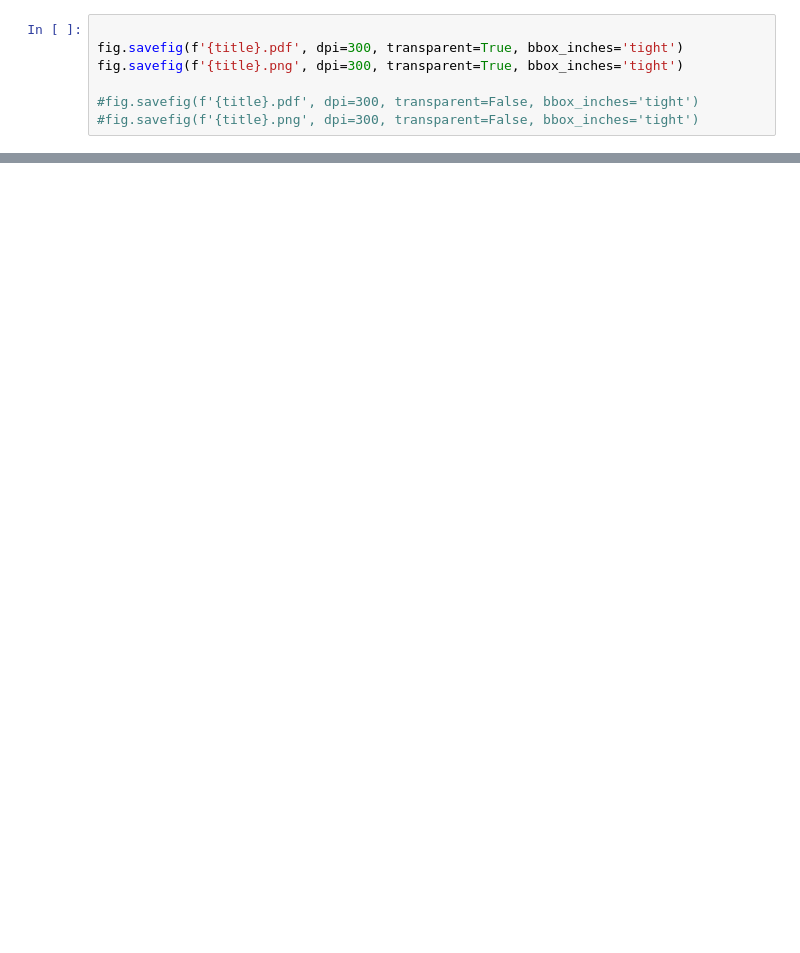
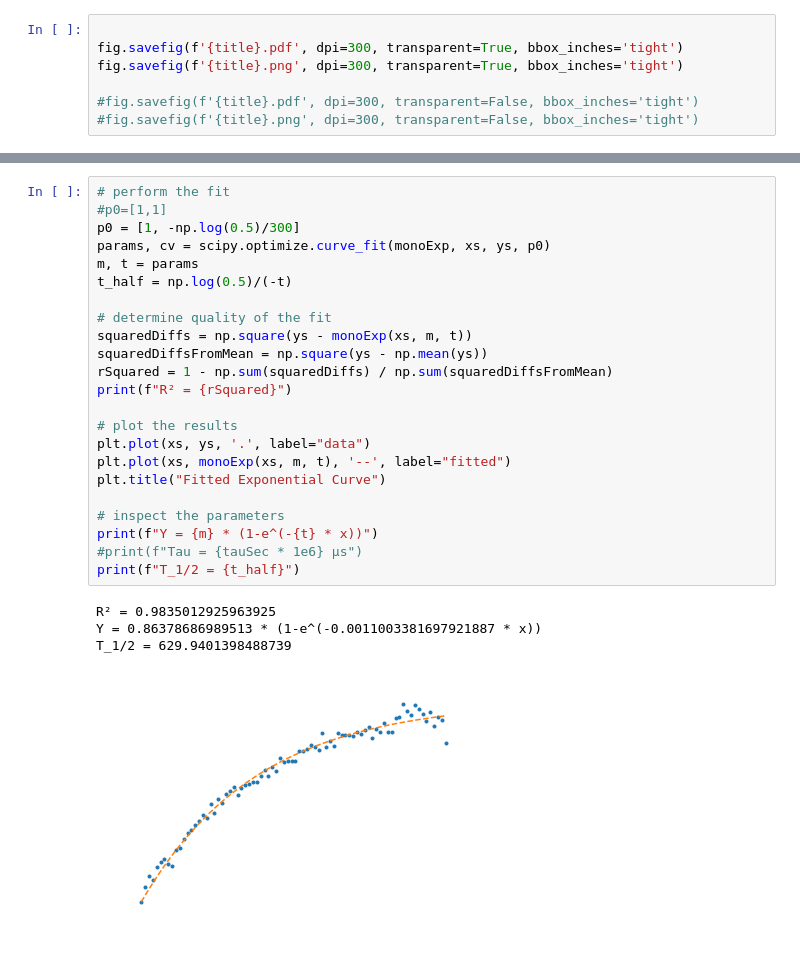
Before and after one commit to datamilas/Python-analysis, a Jupyter notebook: Ablation kinetics/ablation_kinetics_analysis.ipynb, the cells around one changed output, grey strips where cells are left out. Drawn from its saved outputs; the diff is of its cells as text; blank space fills up the shorter version.

```diff
--- a/Ablation kinetics/ablation_kinetics_analysis.ipynb
+++ b/Ablation kinetics/ablation_kinetics_analysis.ipynb
@@ -106,0 +203,28 @@ array([ 0,  1,  2,  3,  4,  5,  6,  7,  8,  9, 10, 11, 12, 13, 14, 15, 16,
+# %%
+# perform the fit
+#p0=[1,1]
+p0 = [1, -np.log(0.5)/300]
+params, cv = scipy.optimize.curve_fit(monoExp, xs, ys, p0)
+m, t = params
+t_half = np.log(0.5)/(-t)
+
+# determine quality of the fit
+squaredDiffs = np.square(ys - monoExp(xs, m, t))
+squaredDiffsFromMean = np.square(ys - np.mean(ys))
+rSquared = 1 - np.sum(squaredDiffs) / np.sum(squaredDiffsFromMean)
+print(f"R² = {rSquared}")
+
+# plot the results
+plt.plot(xs, ys, '.', label="data")
+plt.plot(xs, monoExp(xs, m, t), '--', label="fitted")
+plt.title("Fitted Exponential Curve")
+
+# inspect the parameters
+print(f"Y = {m} * (1-e^(-{t} * x))")
+#print(f"Tau = {tauSec * 1e6} µs")
+print(f"T_1/2 = {t_half}")
+# %% [output]
+R² = 0.9835012925963925
+Y = 0.86378686989513 * (1-e^(-0.0011003381697921887 * x))
+T_1/2 = 629.9401398488739
+[figure, added]
```
Also changed, not shown: parts of 10 cells of this notebook, 19 other files.
